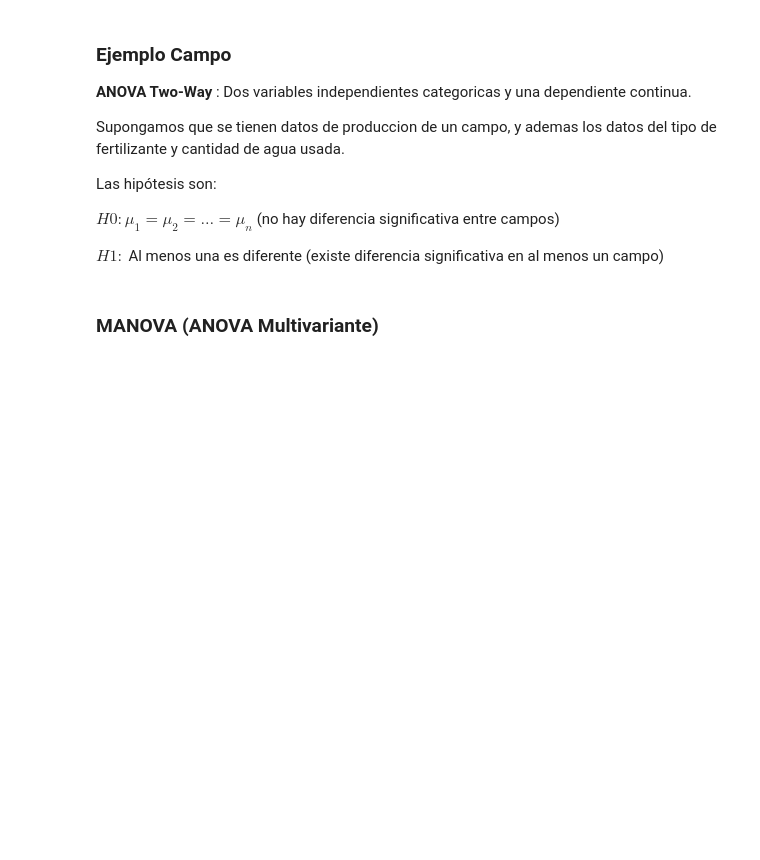
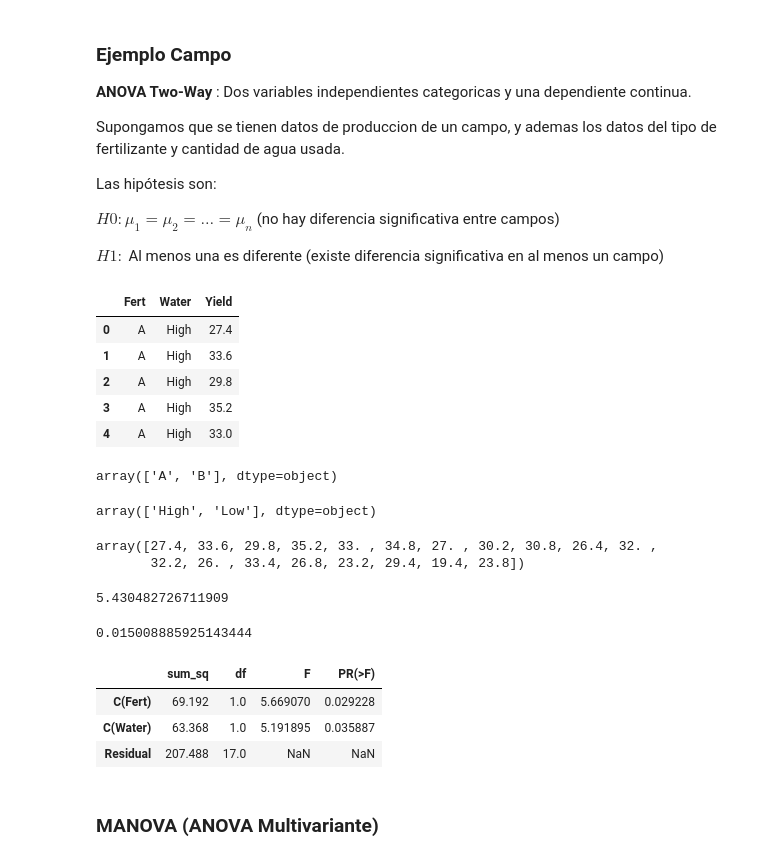
Before and after one commit to YonatanRA/ds_tb_part_21_09, a Jupyter notebook: 02-Data_Analysis/8.5 - Mas testeo de hipotesis.ipynb, the cells around one changed output. Cells and saved outputs as stored; diff of their text form; code cells hidden in the pictures; blank space fills up the shorter version.

```diff
--- a/02-Data_Analysis/8.5 - Mas testeo de hipotesis.ipynb
+++ b/02-Data_Analysis/8.5 - Mas testeo de hipotesis.ipynb
@@ -113,6 +290,48 @@ Las hipótesis son:
 $H0 : \mu_1=\mu_2=\ldots=\mu_n$  (no hay diferencia significativa entre campos)
 
 $H1 :$ Al menos una es diferente  (existe diferencia significativa en al menos un campo)
+# %%
+df=pd.read_csv('../data/crop_yield.csv')
+df.head()
+# %% [output]
+|  | Fert | Water | Yield |
+| 0 | A | High | 27.4 |
+| 1 | A | High | 33.6 |
+| 2 | A | High | 29.8 |
+| 3 | A | High | 35.2 |
+| 4 | A | High | 33.0 |
+# %%
+df.Fert.unique()
+# %% [output]
+array(['A', 'B'], dtype=object)
+# %%
+df.Water.unique()
+# %% [output]
+array(['High', 'Low'], dtype=object)
+# %%
+df.Yield.unique()
+# %% [output]
+array([27.4, 33.6, 29.8, 35.2, 33. , 34.8, 27. , 30.2, 30.8, 26.4, 32. ,
+       32.2, 26. , 33.4, 26.8, 23.2, 29.4, 19.4, 23.8])
+# %%
+modelo=ols('Yield ~ C(Fert)+C(Water)', df).fit()
+
+modelo.fvalue
+# %% [output]
+5.430482726711909
+# %%
+modelo.f_pvalue
+# %% [output]
+0.015008885925143444
+# %%
+res=sm.stats.anova_lm(modelo, typ=2)
+
+res
+# %% [output]
+|  | sum_sq | df | F | PR(>F) |
+| C(Fert) | 69.192 | 1.0 | 5.669070 | 0.029228 |
+| C(Water) | 63.368 | 1.0 | 5.191895 | 0.035887 |
+| Residual | 207.488 | 17.0 | NaN | NaN |
 # %% [markdown]
 ### MANOVA (ANOVA Multivariante)
 # %% [markdown]
```
Also changed, not shown: parts of 23 cells of this notebook.
